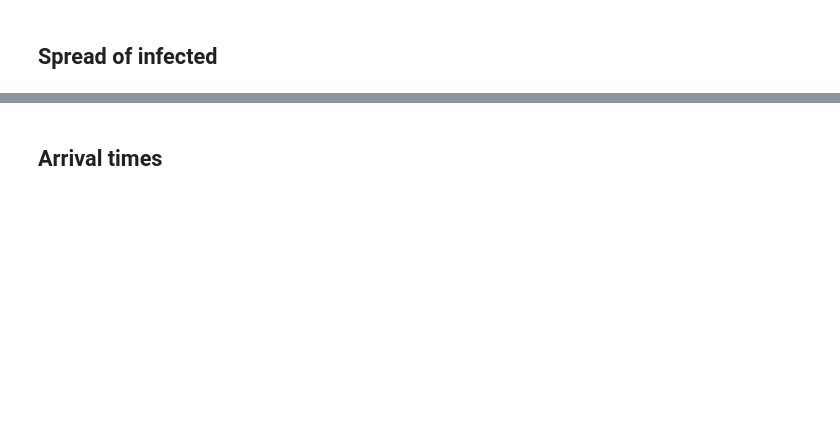
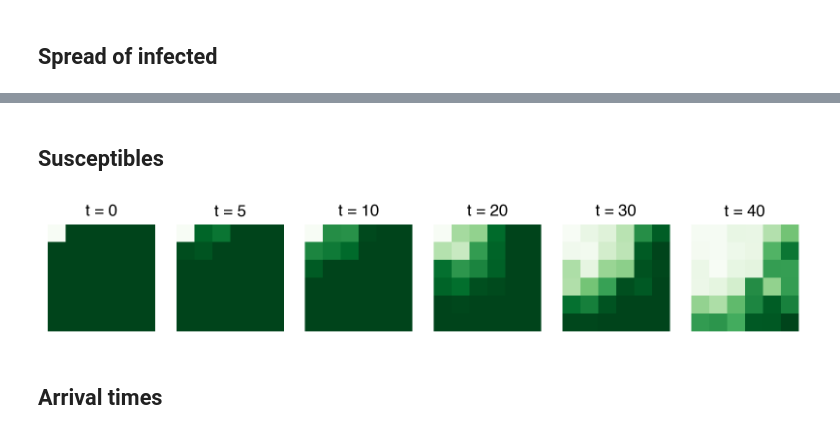
Before and after one commit to franksh/EpiCommute, a Jupyter notebook: examples/2_lattice_mobility.ipynb, the cells around one changed output, grey strips where cells are left out. Drawn from its saved outputs; the diff is of its cells as text; code cells hidden in the pictures; blank space fills up the shorter version.

```diff
--- a/examples/2_lattice_mobility.ipynb
+++ b/examples/2_lattice_mobility.ipynb
@@ -92,3 +92,17 @@ plt.show()
+# %% [markdown]
+## Susceptibles
+# %%
+fig, axes = plt.subplots(1,6,figsize=(10,2))
+t_indices = [0,5,10,20,30,40]
+for t_index, ax in zip(t_indices, axes):
+
+    ax.imshow(result['S'][t_index].reshape(L,L), vmax=1, interpolation=None, cmap='Greens')
+    ax.set_title("t = {:.0f}".format(result['t'][t_index]))
+    ax.axis('off')
+
+plt.show()
+# %% [output]
+[figure, added]
 # %% [markdown]
 ## Arrival times
 # %%
```
Also changed, not shown: parts of 6 cells of this notebook, 3 other files.
